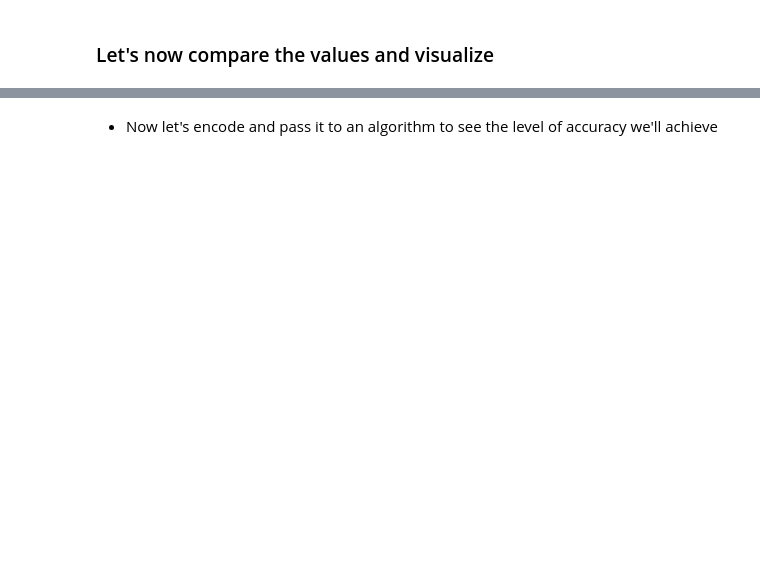
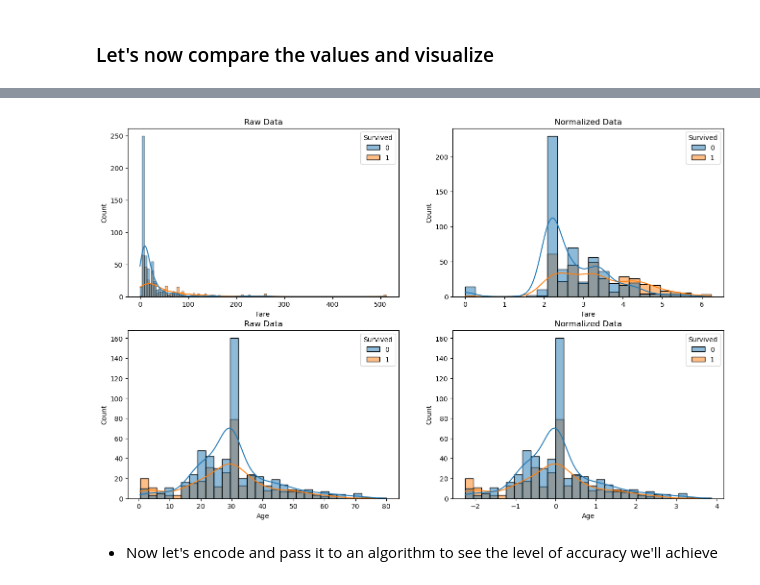
Before and after one commit to abdulqadirmuazzim/Machine_L, a Jupyter notebook: Taitanic.ipynb, the cells around one changed output, grey strips where cells are left out. Saved outputs shown, nothing was run; the diff lists cells and outputs as text; code cells hidden in the pictures; blank space fills up the shorter version.

```diff
--- a/Taitanic.ipynb
+++ b/Taitanic.ipynb
@@ -304,3 +353,28 @@ plt.show()
+# %%
+# let's find out more on this data
+fig, ax = plt.subplots(2, 2, figsize=(16, 10))
+# Fare
+sb.histplot(data=df, x='Fare', hue='Survived', kde=True, ax=ax[0, 0])
+ax[0, 0].set_title('Raw Data')
+
+stand = df.Fare.apply(lambda x: (x-df.Fare.mean())/df.Fare.std() )
+
+sb.histplot(data=df, x=df.Fare.apply(np.log1p), hue='Survived', kde=True, ax=ax[0, 1])
+ax[0, 1].set_title('Normalized Data')
+
+# Age
+sb.histplot(data=df, x='Age', hue='Survived', kde=True, ax=ax[1, 0])
+ax[1, 0].set_title('Raw Data')
+
+stand = df.Age.apply(lambda x: (x-df.Age.mean())/df.Age.std() )
+
+sb.histplot(data=df, x=stand, hue='Survived', kde=True, ax=ax[1, 1])
+ax[1, 1].set_title('Normalized Data')
+
+
+plt.show()
+# %% [output]
+[figure, added]
 # %% [markdown]
 * Now let's encode and pass it to an algorithm to see the level of accuracy we'll achieve
 # %%
```
Also changed, not shown: parts of 25 cells of this notebook, 5 other files.
